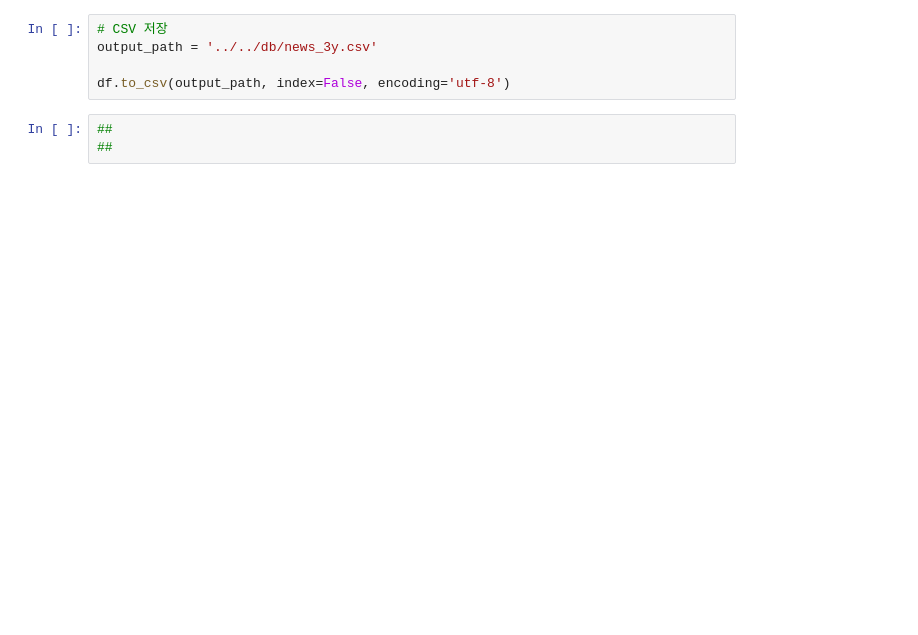
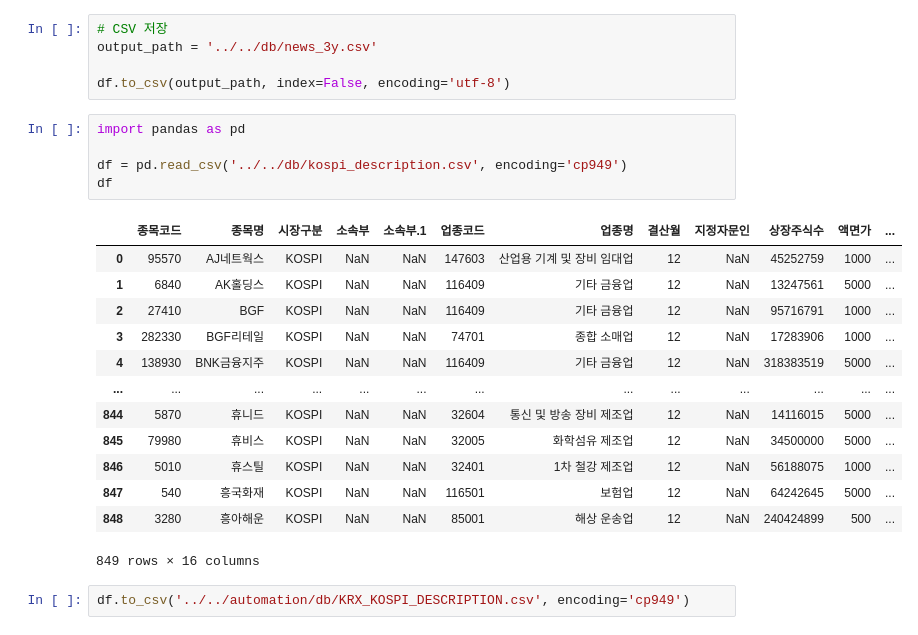
Before and after one commit to choikwangil95/HKToss-MLOps-Project-Final, a Jupyter notebook: eda/kwangil/test.ipynb, the cells around one changed output. Saved outputs shown, nothing was run; the diff lists cells and outputs as text; blank space fills up the shorter version.

```diff
--- a/eda/kwangil/test.ipynb
+++ b/eda/kwangil/test.ipynb
@@ -132,5 +132,23 @@ output_path = '../../db/news_3y.csv'
 
 df.to_csv(output_path, index=False, encoding='utf-8')
 # %%
-##
-##
+import pandas as pd
+
+df = pd.read_csv('../../db/kospi_description.csv', encoding='cp949')
+df
+# %% [output]
+|  | 종목코드 | 종목명 | 시장구분 | 소속부 | 소속부.1 | 업종코드 | 업종명 | 결산월 | 지정자문인 | 상장주식수 | 액면가 | ... |
+| 0 | 95570 | AJ네트웍스 | KOSPI | NaN | NaN | 147603 | 산업용 기계 및 장비 임대업 | 12 | NaN | 45252759 | 1000 | ... |
+| 1 | 6840 | AK홀딩스 | KOSPI | NaN | NaN | 116409 | 기타 금융업 | 12 | NaN | 13247561 | 5000 | ... |
+| 2 | 27410 | BGF | KOSPI | NaN | NaN | 116409 | 기타 금융업 | 12 | NaN | 95716791 | 1000 | ... |
+| 3 | 282330 | BGF리테일 | KOSPI | NaN | NaN | 74701 | 종합 소매업 | 12 | NaN | 17283906 | 1000 | ... |
+| 4 | 138930 | BNK금융지주 | KOSPI | NaN | NaN | 116409 | 기타 금융업 | 12 | NaN | 318383519 | 5000 | ... |
+| ... | ... | ... | ... | ... | ... | ... | ... | ... | ... | ... | ... | ... |
+| 844 | 5870 | 휴니드 | KOSPI | NaN | NaN | 32604 | 통신 및 방송 장비 제조업 | 12 | NaN | 14116015 | 5000 | ... |
+| 845 | 79980 | 휴비스 | KOSPI | NaN | NaN | 32005 | 화학섬유 제조업 | 12 | NaN | 34500000 | 5000 | ... |
+| 846 | 5010 | 휴스틸 | KOSPI | NaN | NaN | 32401 | 1차 철강 제조업 | 12 | NaN | 56188075 | 1000 | ... |
+| 847 | 540 | 흥국화재 | KOSPI | NaN | NaN | 116501 | 보험업 | 12 | NaN | 64242645 | 5000 | ... |
+| 848 | 3280 | 흥아해운 | KOSPI | NaN | NaN | 85001 | 해상 운송업 | 12 | NaN | 240424899 | 500 | ... |
+849 rows × 16 columns
+# %%
+df.to_csv('../../automation/db/KRX_KOSPI_DESCRIPTION.csv', encoding='cp949')
```
Also changed, not shown: 11 other files.
